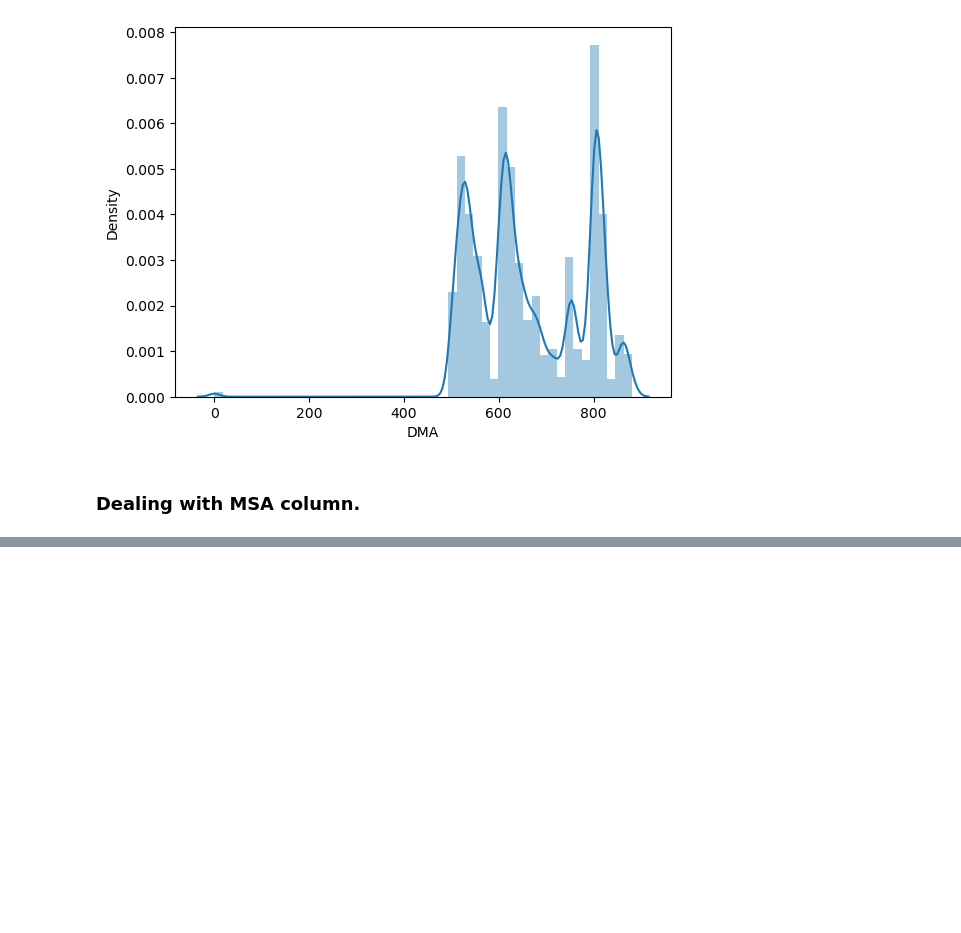
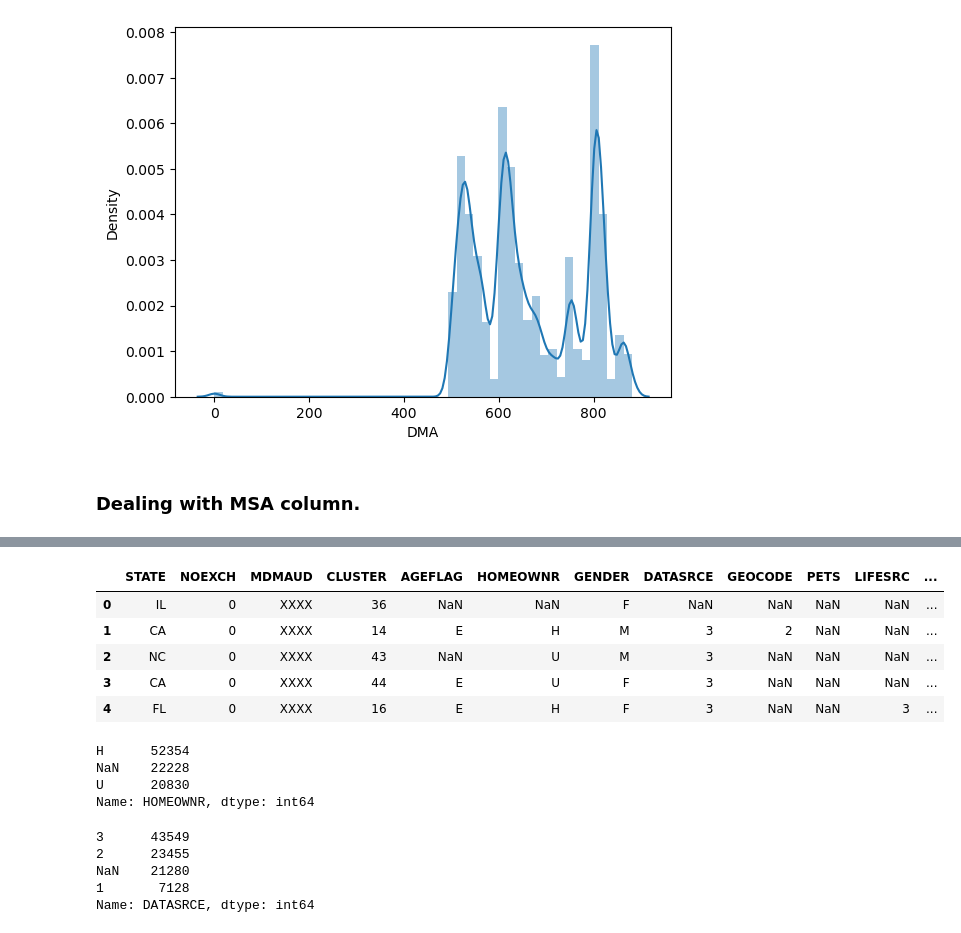
Before and after one commit to yedhukrish96/lab-revisiting-machine-learning, a Jupyter notebook: Lab-Revisiting machine learning.ipynb, the cells around one changed output, grey strips where cells are left out. Drawn from its saved outputs; the diff is of its cells as text; code cells hidden in the pictures; blank space fills up the shorter version.

```diff
--- a/Lab-Revisiting machine learning.ipynb
+++ b/Lab-Revisiting machine learning.ipynb
@@ -370,0 +700,16 @@ numerical['MSA'] = numerical['MSA'].fillna('0.0')
+# %%
+categorical['DOMAIN'] = categorical['DOMAIN'].fillna('R2')
+# %%
+categorical['DOMAIN_A'] = list(map(lambda x: x[0], categorical['DOMAIN']))
+categorical['DOMAIN_B'] = list(map(lambda x: x[1], categorical['DOMAIN']))
+# %%
+categorical = categorical.drop(columns=['DOMAIN'])
+# %%
+categorical.head()
+# %% [output]
+|  | STATE | NOEXCH | MDMAUD | CLUSTER | AGEFLAG | HOMEOWNR | GENDER | DATASRCE | GEOCODE | PETS | LIFESRC | ... |
+| 0 | IL | 0 | XXXX | 36 | NaN | NaN | F | NaN | NaN | NaN | NaN | ... |
+| 1 | CA | 0 | XXXX | 14 | E | H | M | 3 | 2 | NaN | NaN | ... |
+| 2 | NC | 0 | XXXX | 43 | NaN | U | M | 3 | NaN | NaN | NaN | ... |
+| 3 | CA | 0 | XXXX | 44 | E | U | F | 3 | NaN | NaN | NaN | ... |
+| 4 | FL | 0 | XXXX | 16 | E | H | F | 3 | NaN | NaN | 3 | ... |
@@ -370,0 +724,7 @@ numerical['MSA'] = numerical['MSA'].fillna('0.0')
+# %%
+categorical['HOMEOWNR'].value_counts(dropna=False)
+# %% [output]
+H      52354
+NaN    22228
+U      20830
+Name: HOMEOWNR, dtype: int64
@@ -370,0 +733,8 @@ numerical['MSA'] = numerical['MSA'].fillna('0.0')
+# %%
+categorical['DATASRCE'].value_counts(dropna=False)
+# %% [output]
+3      43549
+2      23455
+NaN    21280
+1       7128
+Name: DATASRCE, dtype: int64
```
Also changed, not shown: parts of 126 cells of this notebook, 1 other file.
